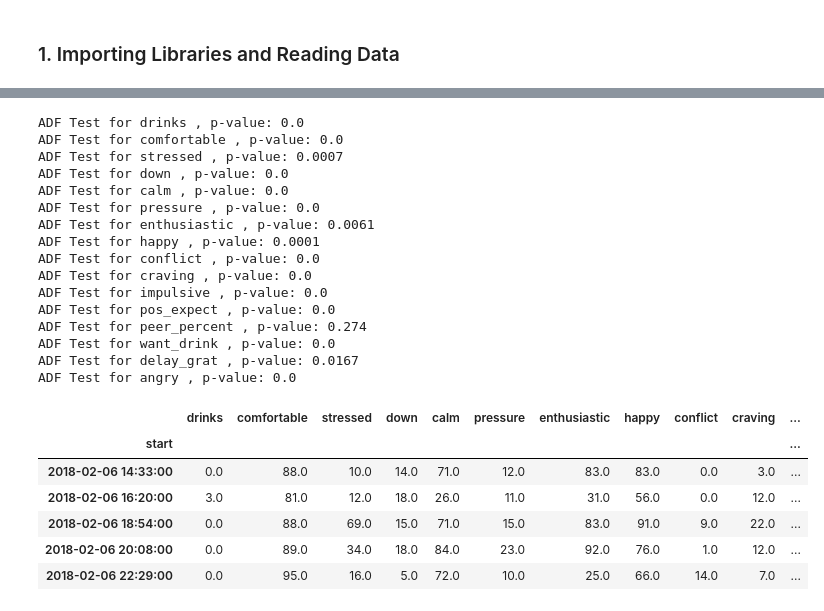
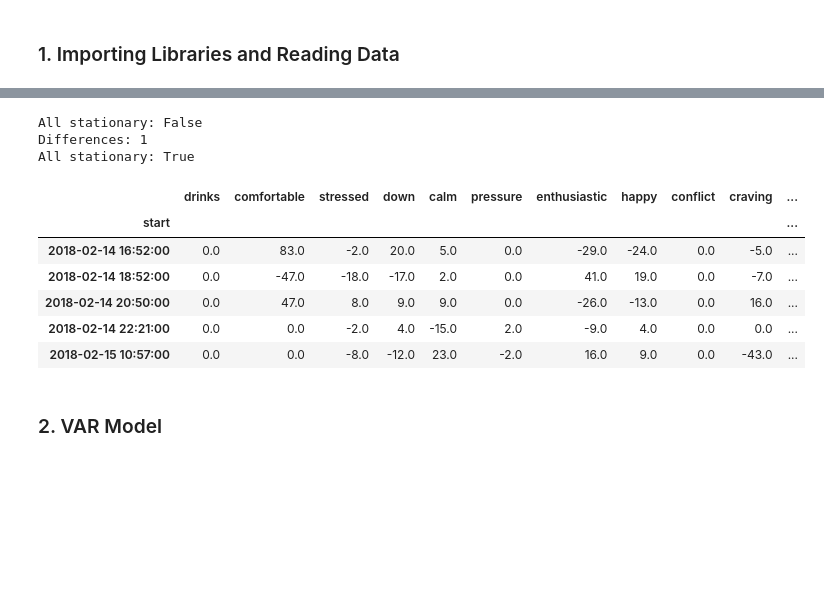
Before and after one commit to RoscaAlex00/DLTimeSeries, a Jupyter notebook: linear_nb.ipynb, the cells around one changed output, grey strips where cells are left out. Saved outputs shown, nothing was run; the diff lists cells and outputs as text; code cells hidden in the pictures; blank space fills up the shorter version.

```diff
--- a/linear_nb.ipynb
+++ b/linear_nb.ipynb
@@ -28,7 +28,7 @@ print('Preparing the data for forecasting')
 for i in range(len(data_raw_list)):
     patients_time.append(load_data.prepare_data_alcohol(data_raw_list[i]))
 
-first_patient = patients_time[0]
+first_patient = patients_time[5]
 first_patient.info()
 first_patient.head()
 # %% [output]
@@ -74,56 +74,64 @@ plt.show()
 # %%
+from scipy import stats
+
 # ADF-Test for stationarity
-#first_patient = first_patient.drop(columns=['finish' ,'drink_predict', 'restless_sleep', 'difficulty_sleep', 'hours_sleep'])
+first_patient = first_patient.drop(
+    columns=['finish', 'drink_predict', 'restless_sleep', 'difficulty_sleep', 'hours_sleep'])
+first_patient = first_patient.fillna(0)
+
 
 def forecast_accuracy(forecast, actual):
     print('MAPE:', np.mean(np.abs(forecast - actual) / np.abs(actual)))
     print('ME:', np.mean(forecast - actual))
     print('MAE:', np.mean(np.abs(forecast - actual)))
     print('MPE:', np.mean((forecast - actual) / actual))
     print('RMSE:', np.mean((forecast - actual) ** 2) ** .5)
     print('CORR:', np.corrcoef(forecast, actual)[0, 1])
 
 
-def first_difference(data):
+def difference(data):
     return data.diff().dropna()
+
+
+def revert_diff(column, first_element):
+    return column.cumsum().fillna(0) + first_element
 
 
 def is_stationary(patient_data):
     stationary = []
     for name, column in patient_data.iteritems():
         p_value = adfuller(column, autolag='AIC')[1]
-        print('ADF Test for', name, ', p-value:', round(p_value, 4))
+        # print('ADF Test for', name, ', p-value:', round(p_value, 4))
         stationary.append(p_value < 0.05)
     return all(stationary)
 
 
-is_stationary(patient_data=first_patient)
-# Test the model on 15 data points
-df_train, df_test = first_patient[0:-15], first_patient[-15:]
-df_train.head()
+differences = 0
+# Split into train and test sets
+
+df_differenced = first_patient.copy()
+print('All stationary:', is_stationary(patient_data=df_differenced))
+while not is_stationary(patient_data=df_differenced):
+    differences += 1
+    df_differenced = difference(df_differenced)
+print('Differences:', differences)
+print('All stationary:', is_stationary(patient_data=df_differenced))
+
+observations = 25
+df_train, df_test = df_differenced[:-observations], df_differenced[-observations:]
+df_differenced.head()
 # %% [output]
-ADF Test for drinks , p-value: 0.0
-ADF Test for comfortable , p-value: 0.0
-ADF Test for stressed , p-value: 0.0007
-ADF Test for down , p-value: 0.0
-ADF Test for calm , p-value: 0.0
-ADF Test for pressure , p-value: 0.0
-ADF Test for enthusiastic , p-value: 0.0061
-ADF Test for happy , p-value: 0.0001
-ADF Test for conflict , p-value: 0.0
-ADF Test for craving , p-value: 0.0
-ADF Test for impulsive , p-value: 0.0
-ADF Test for pos_expect , p-value: 0.0
-ADF Test for peer_percent , p-value: 0.274
-ADF Test for want_drink , p-value: 0.0
-ADF Test for delay_grat , p-value: 0.0167
-ADF Test for angry , p-value: 0.0
+All stationary: False
+Differences: 1
+All stationary: True
 |  | drinks | comfortable | stressed | down | calm | pressure | enthusiastic | happy | conflict | craving | ... |
 | start |  |  |  |  |  |  |  |  |  |  | ... |
-| 2018-02-06 14:33:00 | 0.0 | 88.0 | 10.0 | 14.0 | 71.0 | 12.0 | 83.0 | 83.0 | 0.0 | 3.0 | ... |
-| 2018-02-06 16:20:00 | 3.0 | 81.0 | 12.0 | 18.0 | 26.0 | 11.0 | 31.0 | 56.0 | 0.0 | 12.0 | ... |
-| 2018-02-06 18:54:00 | 0.0 | 88.0 | 69.0 | 15.0 | 71.0 | 15.0 | 83.0 | 91.0 | 9.0 | 22.0 | ... |
-| 2018-02-06 20:08:00 | 0.0 | 89.0 | 34.0 | 18.0 | 84.0 | 23.0 | 92.0 | 76.0 | 1.0 | 12.0 | ... |
-| 2018-02-06 22:29:00 | 0.0 | 95.0 | 16.0 | 5.0 | 72.0 | 10.0 | 25.0 | 66.0 | 14.0 | 7.0 | ... |
+| 2018-02-14 16:52:00 | 0.0 | 83.0 | -2.0 | 20.0 | 5.0 | 0.0 | -29.0 | -24.0 | 0.0 | -5.0 | ... |
+| 2018-02-14 18:52:00 | 0.0 | -47.0 | -18.0 | -17.0 | 2.0 | 0.0 | 41.0 | 19.0 | 0.0 | -7.0 | ... |
+| 2018-02-14 20:50:00 | 0.0 | 47.0 | 8.0 | 9.0 | 9.0 | 0.0 | -26.0 | -13.0 | 0.0 | 16.0 | ... |
+| 2018-02-14 22:21:00 | 0.0 | 0.0 | -2.0 | 4.0 | -15.0 | 2.0 | -9.0 | 4.0 | 0.0 | 0.0 | ... |
+| 2018-02-15 10:57:00 | 0.0 | 0.0 | -8.0 | -12.0 | 23.0 | -2.0 | 16.0 | 9.0 | 0.0 | -43.0 | ... |
+# %% [markdown]
+### 2. VAR Model
 # %%
 # Fit Vector Autoregression Model (VAR)
```
Also changed, not shown: parts of 6 cells of this notebook.
